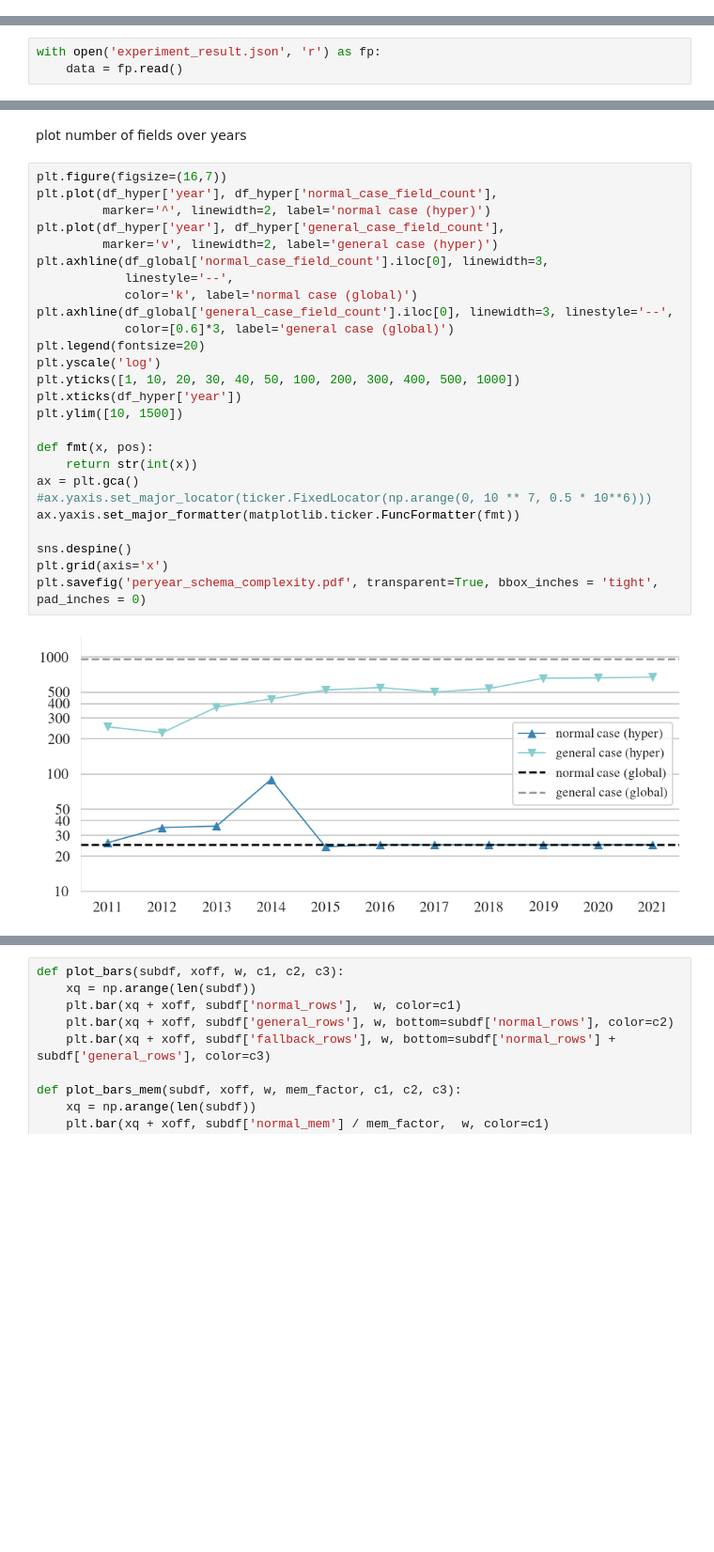
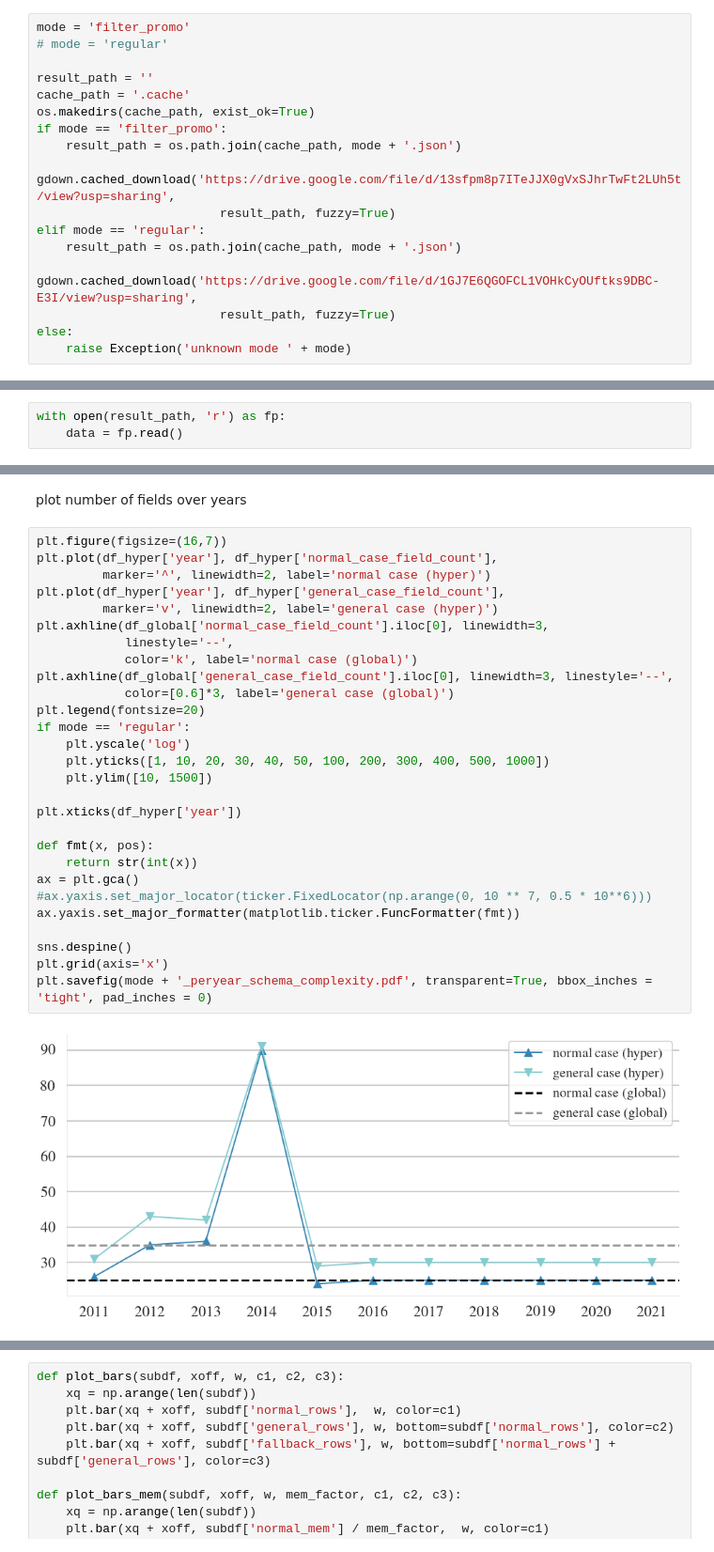
Before and after one commit to tuplex/tuplex, a Jupyter notebook: experimental/notebooks/02_paper_plot_github_sample.ipynb, the cells around one changed output, grey strips where cells are left out. Shown: that part at 94% size. Cells and saved outputs as stored; diff of their text form; blank space fills up the shorter version.

```diff
--- a/experimental/notebooks/02_paper_plot_github_sample.ipynb
+++ b/experimental/notebooks/02_paper_plot_github_sample.ipynb
@@ -8,0 +6,17 @@ To: /Users/leonhards/projects/tuplex-public/experimental/notebooks/experiment_re
+# %%
+mode = 'filter_promo'
+# mode = 'regular'
+
+result_path = ''
+cache_path = '.cache'
+os.makedirs(cache_path, exist_ok=True)
+if mode == 'filter_promo':
+    result_path = os.path.join(cache_path, mode + '.json')
+    gdown.cached_download('https://drive.google.com/file/d/13sfpm8p7ITeJJX0gVxSJhrTwFt2LUh5t/view?usp=sharing',
+                         result_path, fuzzy=True)
+elif mode == 'regular':
+    result_path = os.path.join(cache_path, mode + '.json')
+    gdown.cached_download('https://drive.google.com/file/d/1GJ7E6QGOFCL1VOHkCyOUftks9DBC-E3I/view?usp=sharing',
+                         result_path, fuzzy=True)
+else:
+    raise Exception('unknown mode ' + mode)
@@ -22,7 +41,7 @@ from paper import *
 # %%
 adjust_settings()
 # %%
-with open('experiment_result.json', 'r') as fp:
+with open(result_path, 'r') as fp:
     data = fp.read()
 # %%
 lines = data.strip().split('\n')
@@ -137,31 +153,33 @@ plot number of fields over years
 # %%
 plt.figure(figsize=(16,7))
 plt.plot(df_hyper['year'], df_hyper['normal_case_field_count'],
          marker='^', linewidth=2, label='normal case (hyper)')
 plt.plot(df_hyper['year'], df_hyper['general_case_field_count'],
          marker='v', linewidth=2, label='general case (hyper)')
 plt.axhline(df_global['normal_case_field_count'].iloc[0], linewidth=3,
             linestyle='--',
             color='k', label='normal case (global)')
 plt.axhline(df_global['general_case_field_count'].iloc[0], linewidth=3, linestyle='--',
             color=[0.6]*3, label='general case (global)')
 plt.legend(fontsize=20)
-plt.yscale('log')
-plt.yticks([1, 10, 20, 30, 40, 50, 100, 200, 300, 400, 500, 1000])
+if mode == 'regular':
+    plt.yscale('log')
+    plt.yticks([1, 10, 20, 30, 40, 50, 100, 200, 300, 400, 500, 1000])
+    plt.ylim([10, 1500])
+
 plt.xticks(df_hyper['year'])
-plt.ylim([10, 1500])
 
 def fmt(x, pos):
     return str(int(x))
 ax = plt.gca()
 #ax.yaxis.set_major_locator(ticker.FixedLocator(np.arange(0, 10 ** 7, 0.5 * 10**6)))
 ax.yaxis.set_major_formatter(matplotlib.ticker.FuncFormatter(fmt))
 
 sns.despine()
 plt.grid(axis='x')
-plt.savefig('peryear_schema_complexity.pdf', transparent=True, bbox_inches = 'tight', pad_inches = 0)
+plt.savefig(mode + '_peryear_schema_complexity.pdf', transparent=True, bbox_inches = 'tight', pad_inches = 0)
 # %% [output]
-[figure, old version]
+[figure, new version]
 # %%
 # general case complexity:
 print('normal  case (global): {} fields'.format(df_global['normal_case_field_count'].iloc[0]))
```
Also changed, not shown: parts of 28 cells of this notebook, 1 other file.
